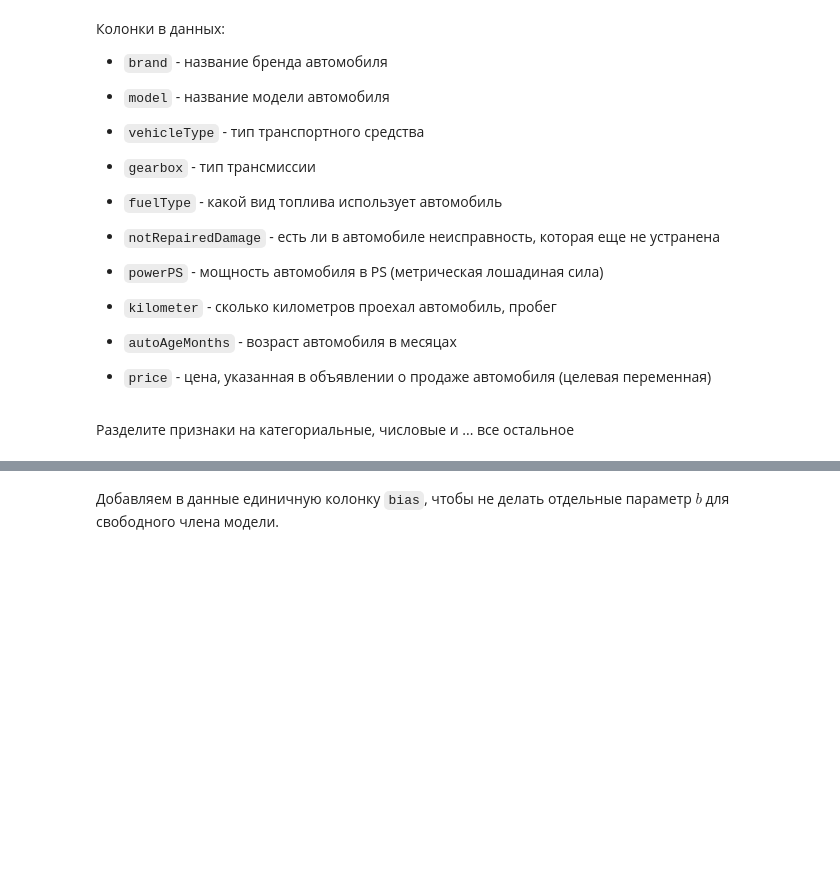
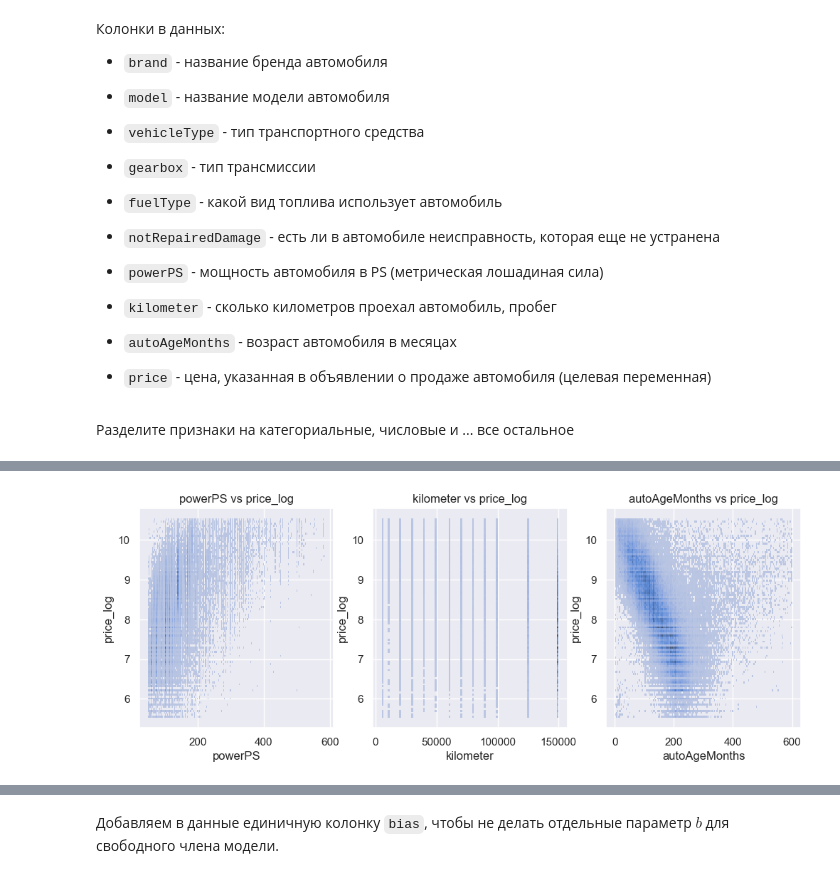
Before and after one commit to Shel2123/ML1_hw, a Jupyter notebook: hw2/Homework Practice 02 GD Соседов.ipynb, the cells around one changed output, grey strips where cells are left out. Drawn from its saved outputs; the diff is of its cells as text; code cells hidden in the pictures; blank space fills up the shorter version.

```diff
--- a/hw2/Homework Practice 02 GD Соседов.ipynb
+++ b/hw2/Homework Practice 02 GD Соседов.ipynb
@@ -536,8 +581,8 @@ data.head()
 # %% [markdown]
 Разделите признаки на категориальные, числовые и ... все остальное
 # %%
-categorical = []
-numeric = []
-other = []
+categorical = ["brand", "vehicleType", "gearbox", "fuelType", "notRepairedDamage"]
+numeric = ["powerPS", "kilometer", "autoAgeMonths"]
+other = ["model"]
 
 # YOUR CODE (EDA) HERE ٩(⁎❛ᴗ❛⁎)۶
@@ -543,0 +614,14 @@ other = []
+# %%
+fig, axes = plt.subplots(1, len(numeric), figsize=(12, 4))
+
+for i in range(len(numeric)):
+    sns.histplot(
+        data=data,
+        x=data[numeric[i]],
+        y='price_log',
+        ax=axes[i]
+    )
+    axes[i].set_title(f"{numeric[i]} vs price_log")
+plt.show()
+# %% [output]
+[figure, added]
```
Also changed, not shown: parts of 23 cells of this notebook, 5 other files.
